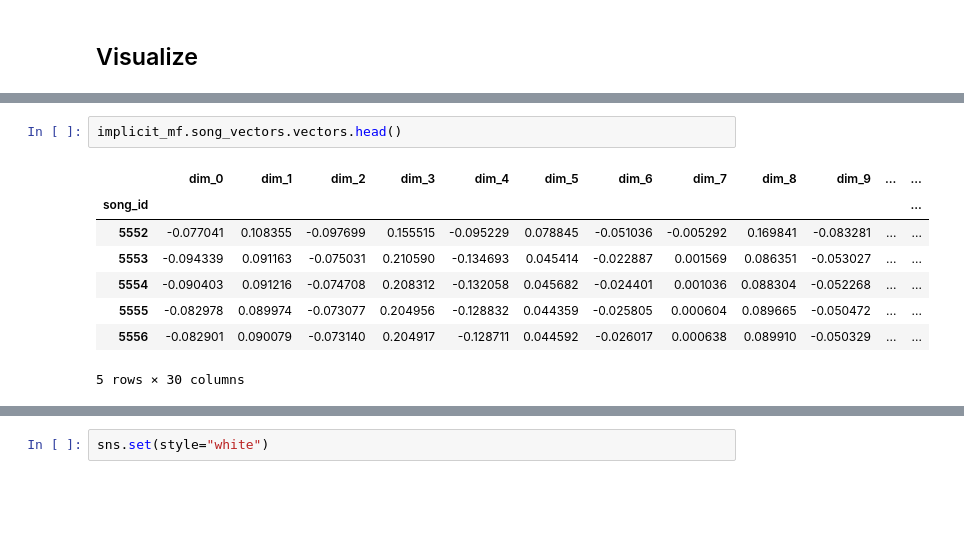
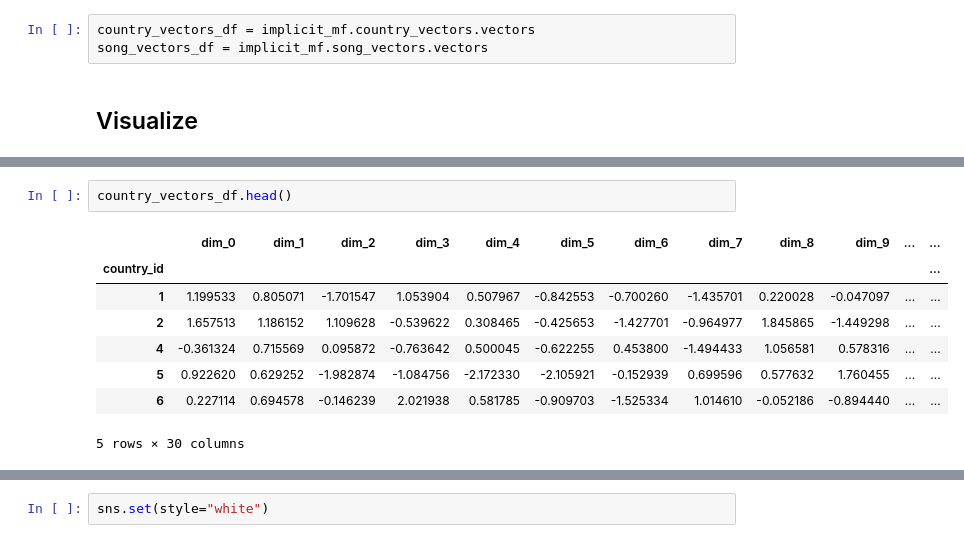
Before and after one commit to cavaunpeu/dotify, a Jupyter notebook: notebooks/neural_implicit_mf.ipynb, the cells around one changed output, grey strips where cells are left out. Saved outputs shown, nothing was run; the diff lists cells and outputs as text; blank space fills up the shorter version.

```diff
--- a/notebooks/neural_implicit_mf.ipynb
+++ b/notebooks/neural_implicit_mf.ipynb
@@ -73,2 +65,5 @@ implicit_mf.song_vectors.vectors = pd.read_csv('data/song_vectors.csv', index_co
+# %%
+country_vectors_df = implicit_mf.country_vectors.vectors
+song_vectors_df = implicit_mf.song_vectors.vectors
 # %% [markdown]
 ## Visualize
@@ -86,11 +70,11 @@ implicit_mf.country_vectors.vectors.head()
-# %%
-implicit_mf.song_vectors.vectors.head()
-# %% [output]
-|  | dim_0 | dim_1 | dim_2 | dim_3 | dim_4 | dim_5 | dim_6 | dim_7 | dim_8 | dim_9 | ... | ... |
-| song_id |  |  |  |  |  |  |  |  |  |  |  | ... |
-| 5552 | -0.077041 | 0.108355 | -0.097699 | 0.155515 | -0.095229 | 0.078845 | -0.051036 | -0.005292 | 0.169841 | -0.083281 | ... | ... |
-| 5553 | -0.094339 | 0.091163 | -0.075031 | 0.210590 | -0.134693 | 0.045414 | -0.022887 | 0.001569 | 0.086351 | -0.053027 | ... | ... |
-| 5554 | -0.090403 | 0.091216 | -0.074708 | 0.208312 | -0.132058 | 0.045682 | -0.024401 | 0.001036 | 0.088304 | -0.052268 | ... | ... |
-| 5555 | -0.082978 | 0.089974 | -0.073077 | 0.204956 | -0.128832 | 0.044359 | -0.025805 | 0.000604 | 0.089665 | -0.050472 | ... | ... |
-| 5556 | -0.082901 | 0.090079 | -0.073140 | 0.204917 | -0.128711 | 0.044592 | -0.026017 | 0.000638 | 0.089910 | -0.050329 | ... | ... |
-5 rows × 30 columns
+# %%
+country_vectors_df.head()
+# %% [output]
+|  | dim_0 | dim_1 | dim_2 | dim_3 | dim_4 | dim_5 | dim_6 | dim_7 | dim_8 | dim_9 | ... | ... |
+| country_id |  |  |  |  |  |  |  |  |  |  |  | ... |
+| 1 | 1.199533 | 0.805071 | -1.701547 | 1.053904 | 0.507967 | -0.842553 | -0.700260 | -1.435701 | 0.220028 | -0.047097 | ... | ... |
+| 2 | 1.657513 | 1.186152 | 1.109628 | -0.539622 | 0.308465 | -0.425653 | -1.427701 | -0.964977 | 1.845865 | -1.449298 | ... | ... |
+| 4 | -0.361324 | 0.715569 | 0.095872 | -0.763642 | 0.500045 | -0.622255 | 0.453800 | -1.494433 | 1.056581 | 0.578316 | ... | ... |
+| 5 | 0.922620 | 0.629252 | -1.982874 | -1.084756 | -2.172330 | -2.105921 | -0.152939 | 0.699596 | 0.577632 | 1.760455 | ... | ... |
+| 6 | 0.227114 | 0.694578 | -0.146239 | 2.021938 | 0.581785 | -0.909703 | -1.525334 | 1.014610 | -0.052186 | -0.894440 | ... | ... |
+5 rows × 30 columns
```
Also changed, not shown: parts of 21 cells of this notebook.
